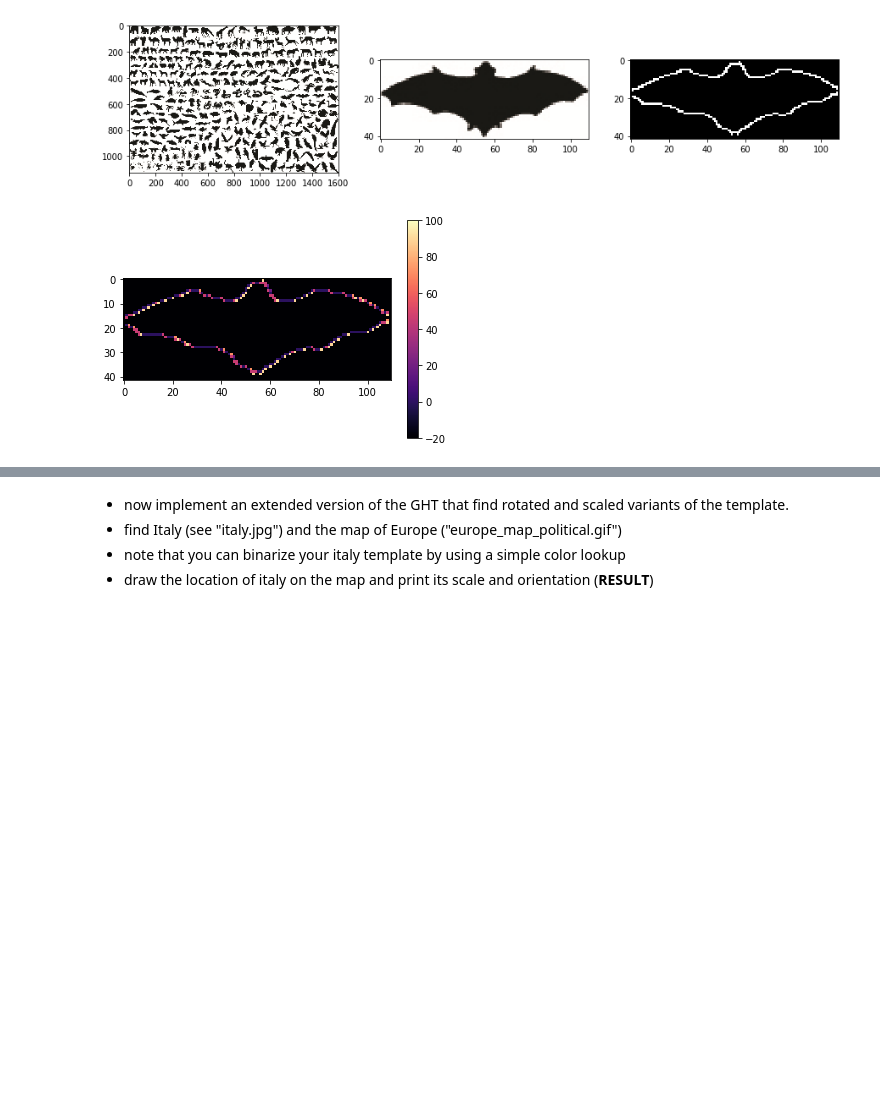
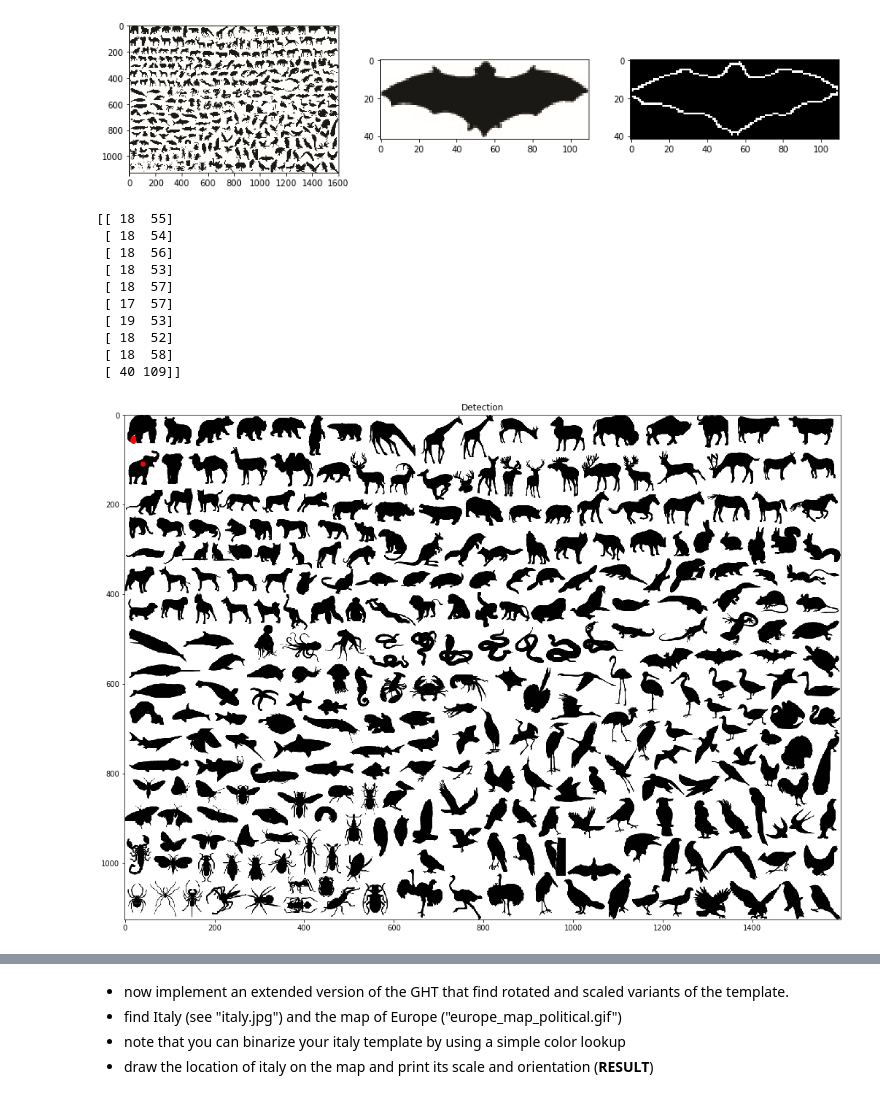
Before and after one commit to YJ14/Computer-Vision-2018, a Jupyter notebook: 03_HoughTransform.ipynb, the cells around one changed output, grey strips where cells are left out. Drawn from its saved outputs; the diff is of its cells as text; code cells hidden in the pictures; blank space fills up the shorter version.

Commit message:
Draw a points on animals.png. Still needs improvements.

```diff
--- a/03_HoughTransform.ipynb
+++ b/03_HoughTransform.ipynb
@@ -234,8 +234,9 @@ ax3.imshow(bat_edge)
 # %%
 from scipy import ndimage, misc
 from collections import defaultdict
+import numpy as np
 
-def canny_gradient(photo):
+def get_gradient(photo):
     photo_gray = color.rgb2gray(photo)
     sobelx = np.array([[-1,0,1], [-2,0,2], [-1,0,1]])
     sobely = np.array([[1,2,1], [0,0,0], [-1,-2,-1]])
@@ -246,47 +247,78 @@ def canny_gradient(photo):
 
 def template_origin(template):
     x0=0
     y0=0
     i=0
     for x in range(template.shape[1]):
         for y in range(template.shape[0]):
             if template[y, x] == True:
                 x0+= x
                 y0+= y
                 i+= 1
     xc = ceil(x0/i)
     yc = ceil(y0/i)
     return(yc,xc)
 
 def calculate_r_table(edge, gradient, origin):
     r_table = defaultdict(list)
     for x in range(edge.shape[1]):
         for y in range(edge.shape[0]):
             if edge[y, x] == True:
                 r = (origin[0] - y, origin[1] - x)
                 r_table[gradient[y, x]].append(r)
     return r_table
 
 
-#takes the Values from r_tabel and draws the points with colors
-def draw(r):
-    temp = np.zeros(bat.shape)
-    temp = temp - 20
-    for key, values in r.items():
-        for value in values:
-            temp[origin[0]-value[0], origin[1]-value[1]] = key
-    temp = temp[:,:,0]
-    imgplot = plt.imshow(temp, cmap="magma", vmin=-20, vmax=100)
-    plt.colorbar()
+def get_accumulator(image, gradient):
+    accumulator = np.zeros(image.shape)
+    for y in range (image.shape[0]):
+        for x in range(image.shape[1]):
+            if image[y,x]:
+                for r in r_table[gradient[y,x]]:
+                    accum_y, accum_x = y+r[0], x+r[1]
+                    if accum_y < accumulator.shape[0] and accum_x < accumulator.shape[1]:
+                        accumulator[accum_y, accum_x] += 1
+    return accumulator
 
-#Now we calculated all what we need for localizing the template on animals.png :
-# r_table, gradient, origin
-gradient = canny_gradient(bat)
+
+def localize_image(animals, accumulator):
+
+    fig = plt.figure(figsize=(40, 28))
+    fig.add_subplot(2,2,4)
+    plt.title('Detection')
+    plt.imshow(animals)
+
+    n = find_n_local_maxima(accumulator, 10)
+    print(n)
+    ys = []
+    xs = []
+    for x,y in n:
+        xs.append(x)
+        ys.append(y)
+
+    plt.scatter(xs, ys, marker='o', color='r')
+    plt.show()
+
+
+animalss = io.imread('images/animals.png')
+animals_gradient = get_gradient(animalss)
+animals_gray = color.rgb2gray(animals)
+
+gradient = get_gradient(bat)
 origin = template_origin(bat_edge)
 r_table = calculate_r_table(bat_edge, gradient, origin)
+accumulator = get_accumulator(bat_edge, gradient)
 
-draw(r_table)
-
-#TODO: localize the bat on animals.png
+localize_image(animals_gray, accumulator)
 # %% [output]
+[[ 18  55]
+ [ 18  54]
+ [ 18  56]
+ [ 18  53]
+ [ 18  57]
+ [ 17  57]
+ [ 19  53]
+ [ 18  52]
+ [ 18  58]
+ [ 40 109]]
-[figure, old version]
+[figure, new version]
```
Also changed, not shown: parts of 1 cell of this notebook.
